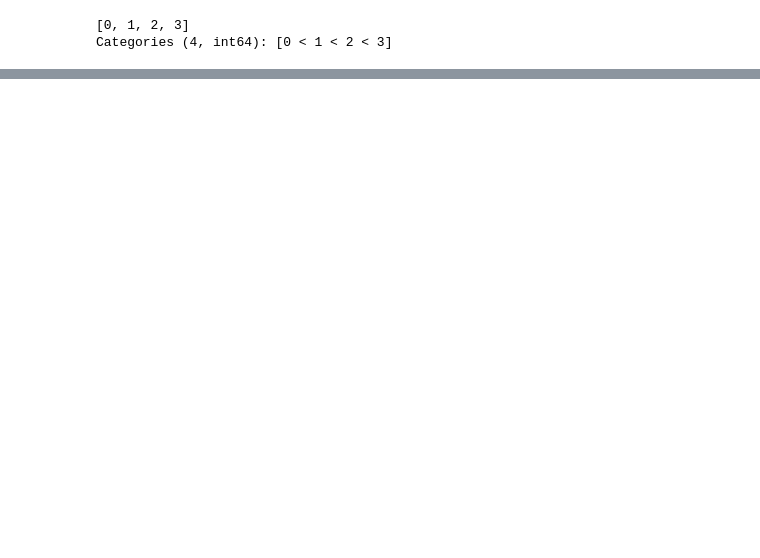
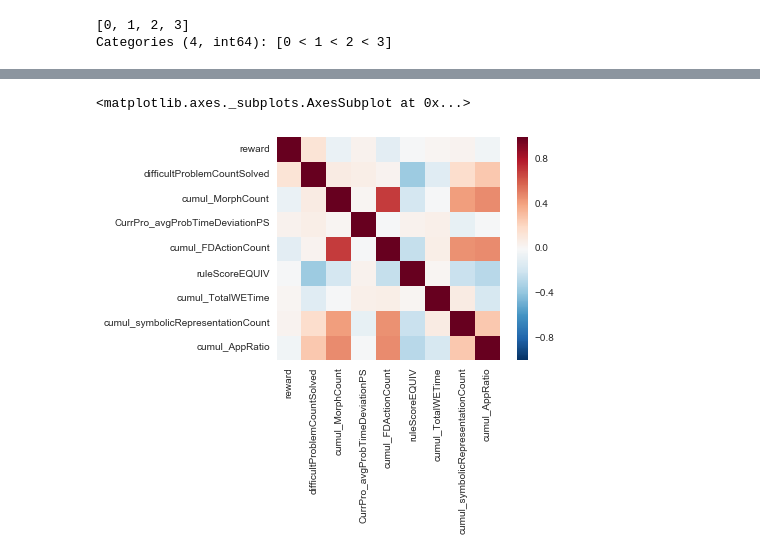
Before and after one commit to jerry-shijieli/Feature_Selection_For_Reinforcement_Learning, a Jupyter notebook: code/feature_exploration.ipynb, the cells around one changed output, grey strips where cells are left out. Saved outputs shown, nothing was run; the diff lists cells and outputs as text; code cells hidden in the pictures; blank space fills up the shorter version.

Commit message:
update code of feature and policy visualizations
plus reorganize files

```diff
--- a/code/feature_exploration.ipynb
+++ b/code/feature_exploration.ipynb
@@ -82,0 +61,4 @@ sns.pairplot(feature_data)
+# %%
+selected_feature_file = "Training_data.csv"
+selected_feature_data = pd.read_csv(selected_feature_file)
+selected_feature_data.describe()
@@ -82,0 +75,10 @@ sns.pairplot(feature_data)
+# %%
+selected_features = selected_feature_data.loc[:, 'reward':]
+corr = selected_features.corr()
+f, ax = plt.subplots()
+# sns.heatmap(corr, mask=np.zeros_like(corr, dtype=np.bool), cmap=sns.diverging_palette(220, 10, as_cmap=True),
+#             square=True, ax=ax)
+sns.heatmap(corr, square=True)
+# %% [output]
+<matplotlib.axes._subplots.AxesSubplot at 0x...>
+[figure, added]
```
Also changed, not shown: parts of 9 cells of this notebook, 14 other files.
